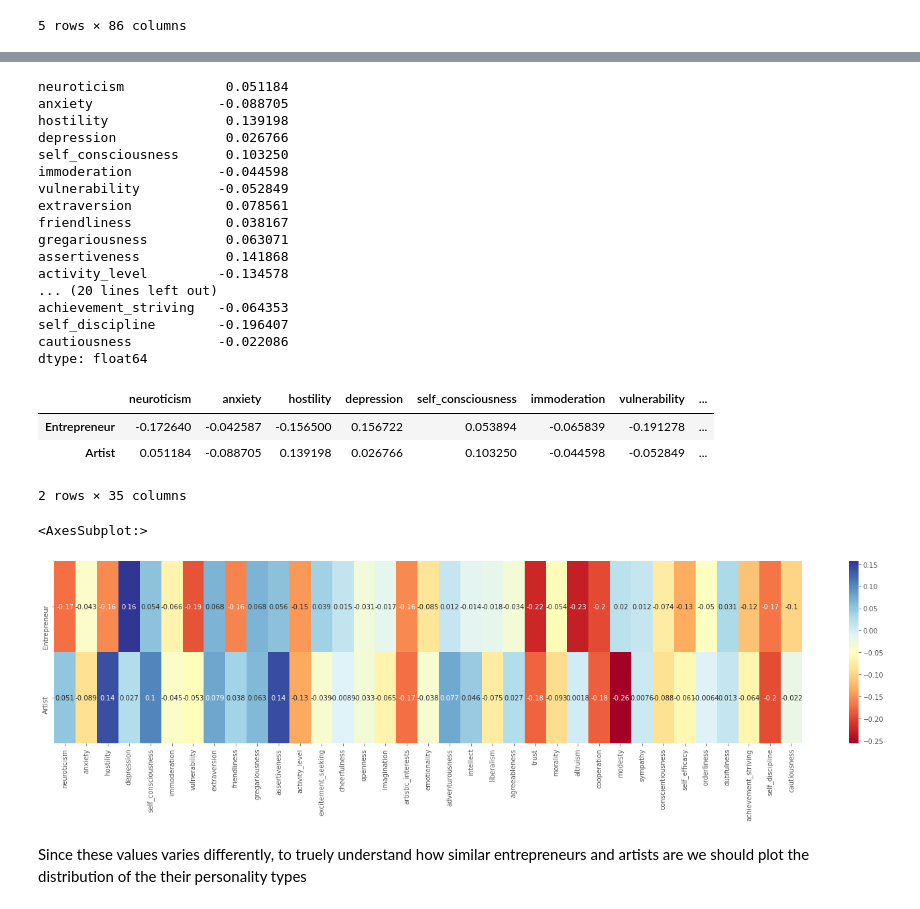
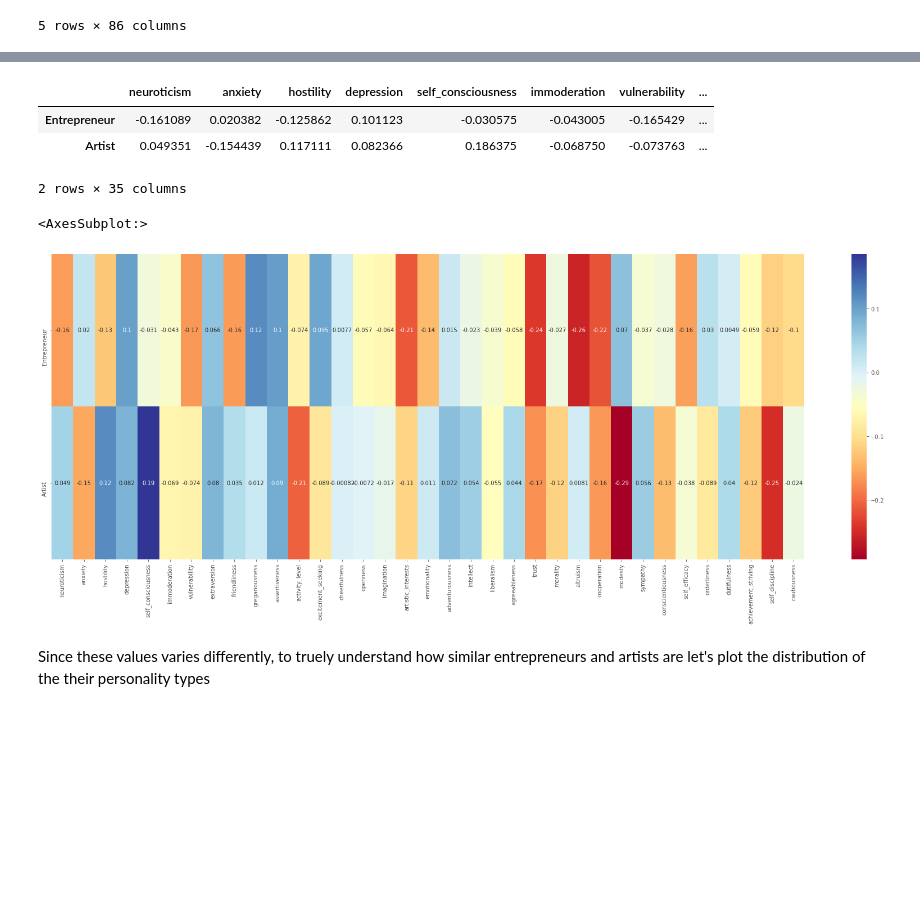
Before and after one commit to epfl-ada/ada-2021-project-madry, a Jupyter notebook: entrepreneur_artist_compare.ipynb, the cells around one changed output, grey strips where cells are left out. Cells and saved outputs as stored; diff of their text form; code cells hidden in the pictures; blank space fills up the shorter version.

Commit message:
final notebook entrepreneur artist personality analysis

```diff
--- a/entrepreneur_artist_compare.ipynb
+++ b/entrepreneur_artist_compare.ipynb
@@ -275,0 +231,7 @@ artist_personality_norm
+# %%
+personality_append = entrepreneur_personality.append(artist_personality)
+# %%
+personality_append_norm = (personality_append - personality_append.mean())/personality_append.std()
+# %%
+entrepreneur_personality_norm = personality_append_norm[:100]
+artist_personality_norm = personality_append_norm[100:]
@@ -299,41 +243,21 @@ dtype: float64
-# %%
-overall_artist_personality
-# %% [output]
-neuroticism             0.051184
-anxiety                -0.088705
-hostility               0.139198
-depression              0.026766
-self_consciousness      0.103250
-immoderation           -0.044598
-vulnerability          -0.052849
-extraversion            0.078561
-friendliness            0.038167
-gregariousness          0.063071
-assertiveness           0.141868
-activity_level         -0.134578
-... (20 lines left out)
-achievement_striving   -0.064353
-self_discipline        -0.196407
-cautiousness           -0.022086
-dtype: float64
 # %%
 overall_personality = pd.DataFrame([overall_entrepreneur_personality, overall_artist_personality], index=['Entrepreneur', 'Artist'])
 # %%
 overall_personality
 # %% [output]
 |  | neuroticism | anxiety | hostility | depression | self_consciousness | immoderation | vulnerability | ... |
-| Entrepreneur | -0.172640 | -0.042587 | -0.156500 | 0.156722 | 0.053894 | -0.065839 | -0.191278 | ... |
-| Artist | 0.051184 | -0.088705 | 0.139198 | 0.026766 | 0.103250 | -0.044598 | -0.052849 | ... |
+| Entrepreneur | -0.161089 | 0.020382 | -0.125862 | 0.101123 | -0.030575 | -0.043005 | -0.165429 | ... |
+| Artist | 0.049351 | -0.154439 | 0.117111 | 0.082366 | 0.186375 | -0.068750 | -0.073763 | ... |
 2 rows × 35 columns
 # %%
 import seaborn as sns
 import matplotlib.pyplot as plt
 
-fig, ax = plt.subplots(figsize=(25,5))
+fig, ax = plt.subplots(figsize=(30,10))
 sns.heatmap(overall_personality, ax=ax, annot=True, cmap='RdYlBu')
 # %% [output]
 <AxesSubplot:>
-[figure, old version]
+[figure, new version]
 # %% [markdown]
-Since these values varies differently, to truely understand how similar entrepreneurs and artists are we should plot the distribution of the their personality types
+Since these values varies differently, to truely understand how similar entrepreneurs and artists are let's plot the distribution of the their personality types
 # %%
```
Also changed, not shown: parts of 39 cells of this notebook, 1 other file.
